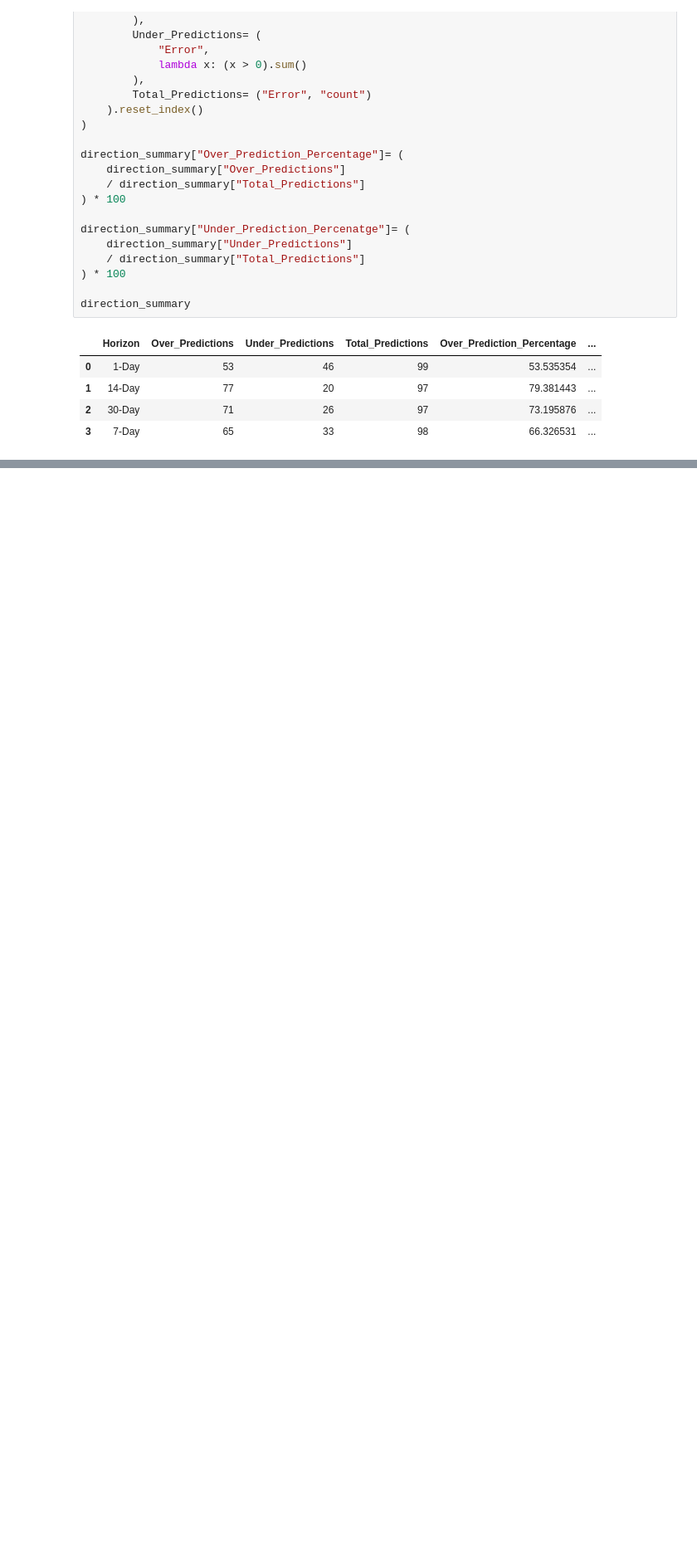
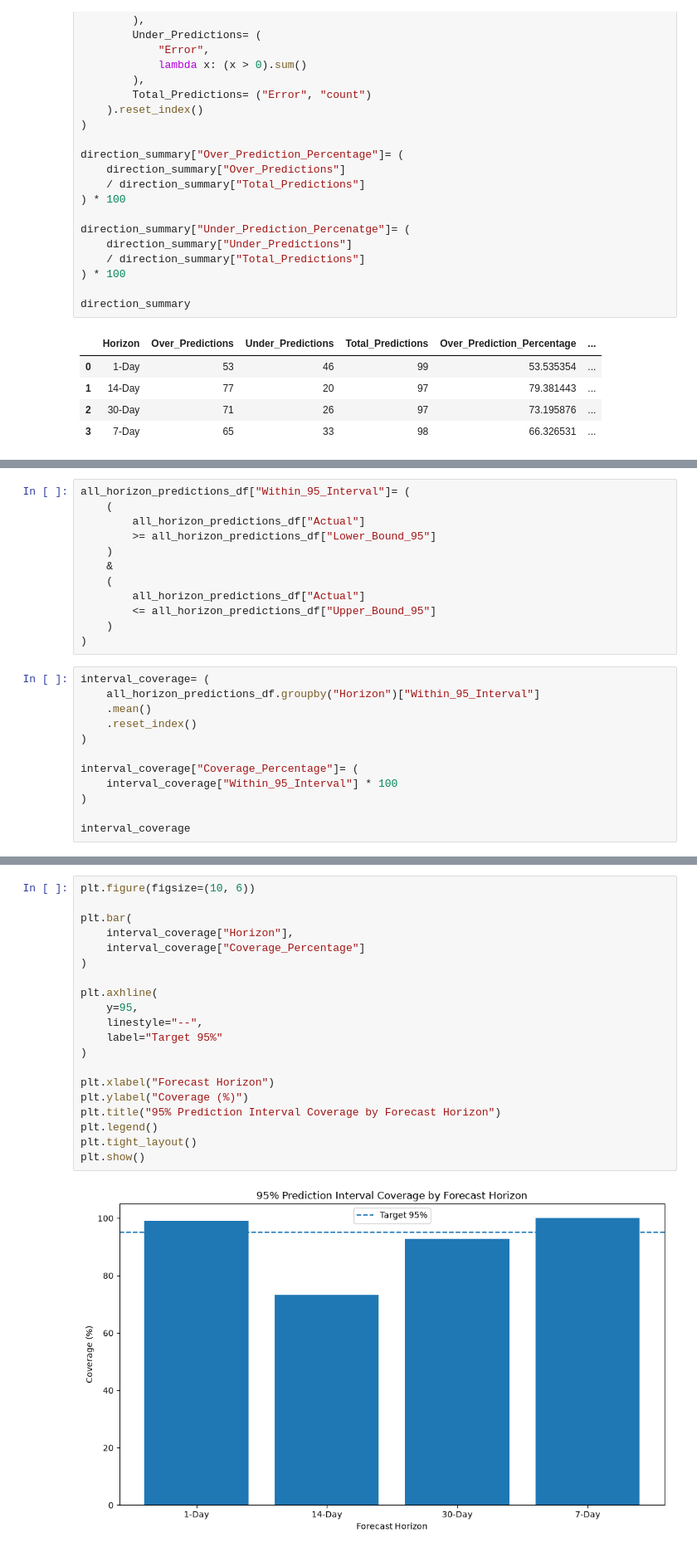
Before and after one commit to shivani1707s/Predictive-Forecasting-HHS, a Jupyter notebook: notebooks/Modeling.ipynb, the cells around one changed output, grey strips where cells are left out. Shown at 83% size. Drawn from its saved outputs; the diff is of its cells as text; blank space fills up the shorter version.

```diff
--- a/notebooks/Modeling.ipynb
+++ b/notebooks/Modeling.ipynb
@@ -1891,0 +2037,24 @@ direction_summary
+# %%
+all_horizon_predictions_df["Within_95_Interval"]= (
+    (
+        all_horizon_predictions_df["Actual"]
+        >= all_horizon_predictions_df["Lower_Bound_95"]
+    )
+    &
+    (
+        all_horizon_predictions_df["Actual"]
+        <= all_horizon_predictions_df["Upper_Bound_95"]
+    )
+)
+# %%
+interval_coverage= (
+    all_horizon_predictions_df.groupby("Horizon")["Within_95_Interval"]
+    .mean()
+    .reset_index()
+)
+
+interval_coverage["Coverage_Percentage"]= (
+    interval_coverage["Within_95_Interval"] * 100
+)
+
+interval_coverage
@@ -1891,0 +2067,22 @@ direction_summary
+# %%
+plt.figure(figsize=(10, 6))
+
+plt.bar(
+    interval_coverage["Horizon"],
+    interval_coverage["Coverage_Percentage"]
+)
+
+plt.axhline(
+    y=95,
+    linestyle="--",
+    label="Target 95%"
+)
+
+plt.xlabel("Forecast Horizon")
+plt.ylabel("Coverage (%)")
+plt.title("95% Prediction Interval Coverage by Forecast Horizon")
+plt.legend()
+plt.tight_layout()
+plt.show()
+# %% [output]
+[figure, added]
```
Also changed, not shown: parts of 11 cells of this notebook.
